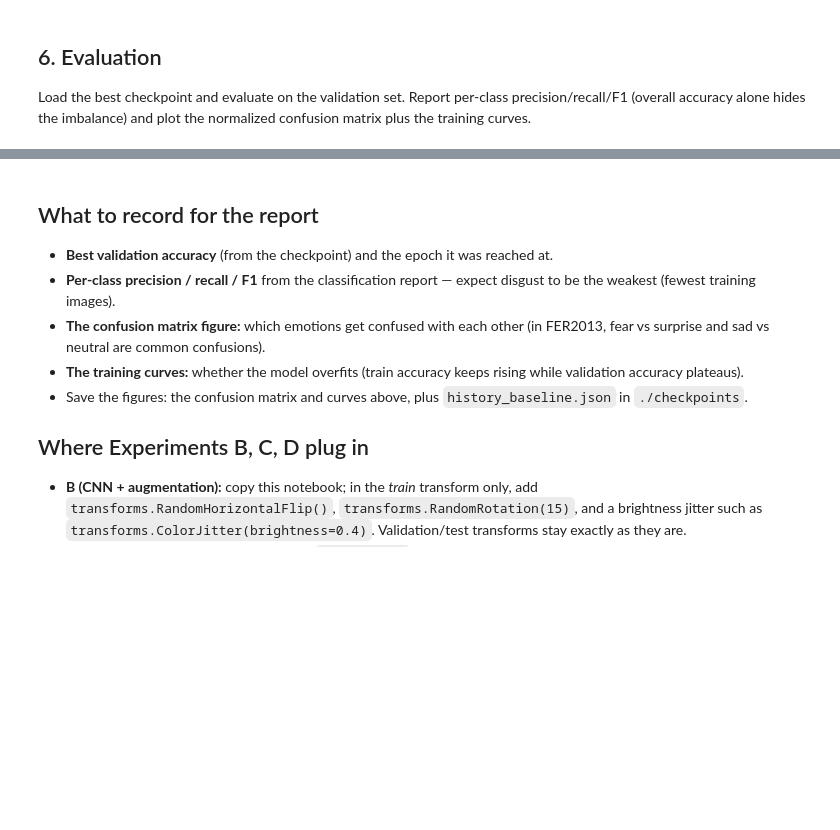
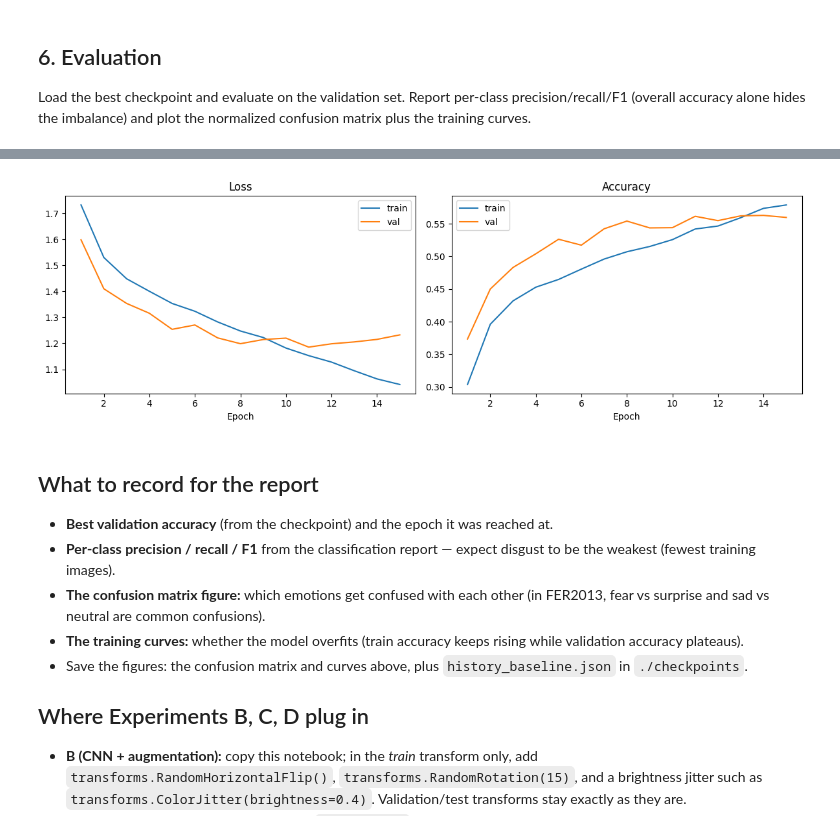
Before and after one commit to hsu01/emotion-detection, a Jupyter notebook: notebooks/01_baseline_cnn.ipynb, the cells around one changed output, grey strips where cells are left out. Cells and saved outputs as stored; diff of their text form; code cells hidden in the pictures; blank space fills up the shorter version.

Commit message:
Complete Experiment A baseline CNN training and evaluation

```diff
--- a/notebooks/01_baseline_cnn.ipynb
+++ b/notebooks/01_baseline_cnn.ipynb
@@ -160,11 +203,14 @@ torch.manual_seed(42)
 
 # Baseline transforms — NO augmentation in Experiment A.
 train_transform = transforms.Compose([
+    transforms.Grayscale(num_output_channels=1),
     transforms.Resize((48, 48)),
-    transforms.ToTensor(),                       # -> [0, 1], shape (1, 48, 48)
-    transforms.Normalize(mean=[0.5], std=[0.5])  # -> [-1, 1]
+    transforms.ToTensor(),
+    transforms.Normalize(mean=[0.5], std=[0.5])
 ])
+
 eval_transform = transforms.Compose([
+    transforms.Grayscale(num_output_channels=1),
     transforms.Resize((48, 48)),
     transforms.ToTensor(),
     transforms.Normalize(mean=[0.5], std=[0.5])
@@ -260,13 +313,13 @@ assert tuple(out.shape) == (2, len(CLASS_NAMES))
 
 Adam (lr 0.001), CrossEntropyLoss, 15 epochs, batch size 64. The best checkpoint by **validation accuracy** is saved after every epoch that improves it. On a Colab T4 GPU, expect on the order of 10–20 minutes; do not run this on CPU if you can avoid it.
 # %%
-# --- Checkpoints ---
-# Default: ./checkpoints (lost when the Colab runtime is recycled).
-# To keep checkpoints on Google Drive instead, uncomment the two lines below
-# and set CHECKPOINT_DIR to the Drive path.
-# from google.colab import drive
-# drive.mount('/content/drive')
-CHECKPOINT_DIR = './checkpoints'
-# CHECKPOINT_DIR = '/content/drive/MyDrive/emotion-detection/checkpoints'
+from google.colab import drive
+import os
+
+drive.mount('/content/drive')
+
+CHECKPOINT_DIR = '/content/drive/MyDrive/emotion-detection/checkpoints/A_baseline'
+
 os.makedirs(CHECKPOINT_DIR, exist_ok=True)
-print('Checkpoints will be saved to:', CHECKPOINT_DIR)
+
+print("Saving checkpoints to:", CHECKPOINT_DIR)
@@ -371,20 +486,27 @@ plt.show()
 # %%
 import matplotlib.pyplot as plt
 
 epochs = range(1, NUM_EPOCHS + 1)
 fig, axes = plt.subplots(1, 2, figsize=(12, 4))
 axes[0].plot(epochs, history['train_loss'], label='train')
 axes[0].plot(epochs, history['val_loss'], label='val')
 axes[0].set_title('Loss')
 axes[0].set_xlabel('Epoch')
 axes[0].legend()
 axes[1].plot(epochs, history['train_acc'], label='train')
 axes[1].plot(epochs, history['val_acc'], label='val')
 axes[1].set_title('Accuracy')
 axes[1].set_xlabel('Epoch')
 axes[1].legend()
 plt.tight_layout()
+plt.savefig(
+    '/content/drive/MyDrive/emotion-detection/checkpoints/A_baseline/training_curves.png',
+    dpi=300,
+    bbox_inches='tight'
+)
 plt.show()
+# %% [output]
+[figure, added]
 # %% [markdown]
 ## What to record for the report
 
```
Also changed, not shown: parts of 18 cells of this notebook.
